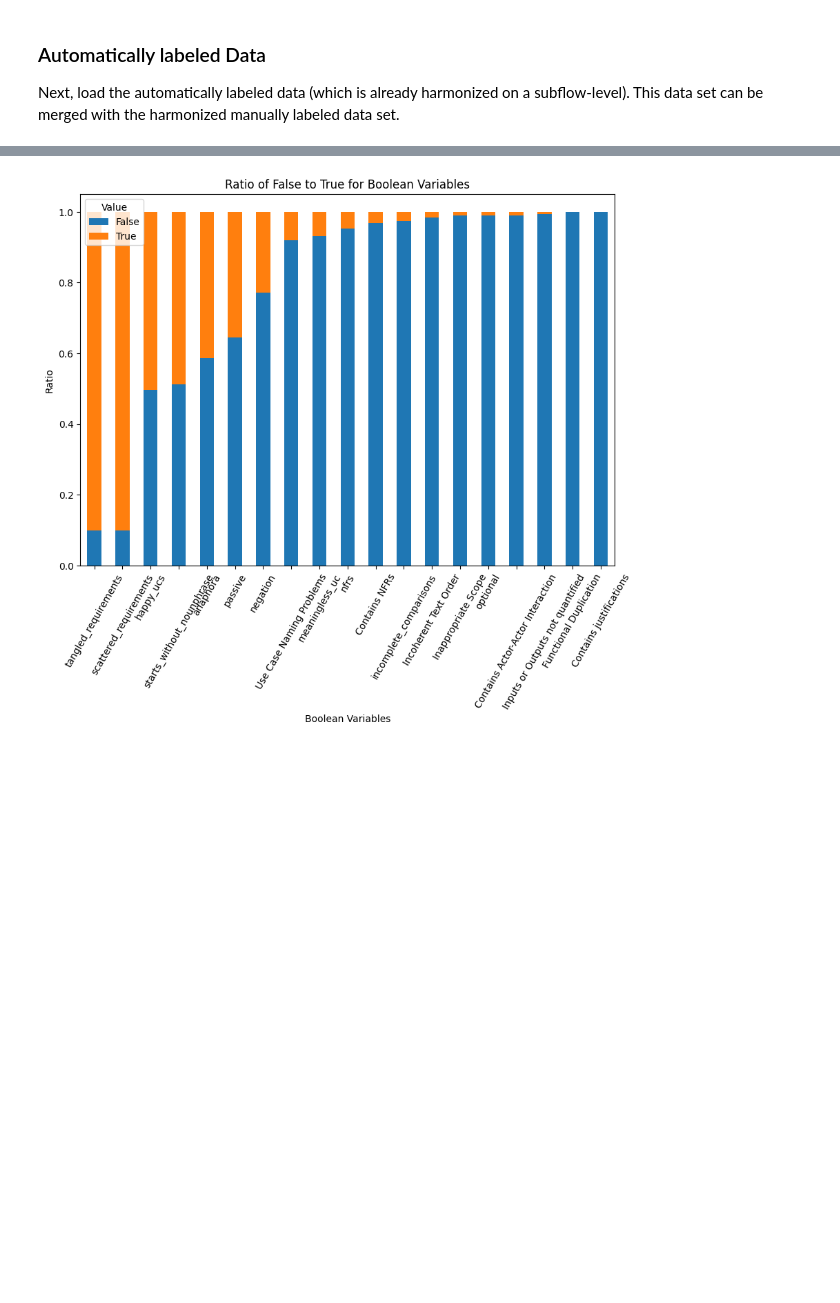
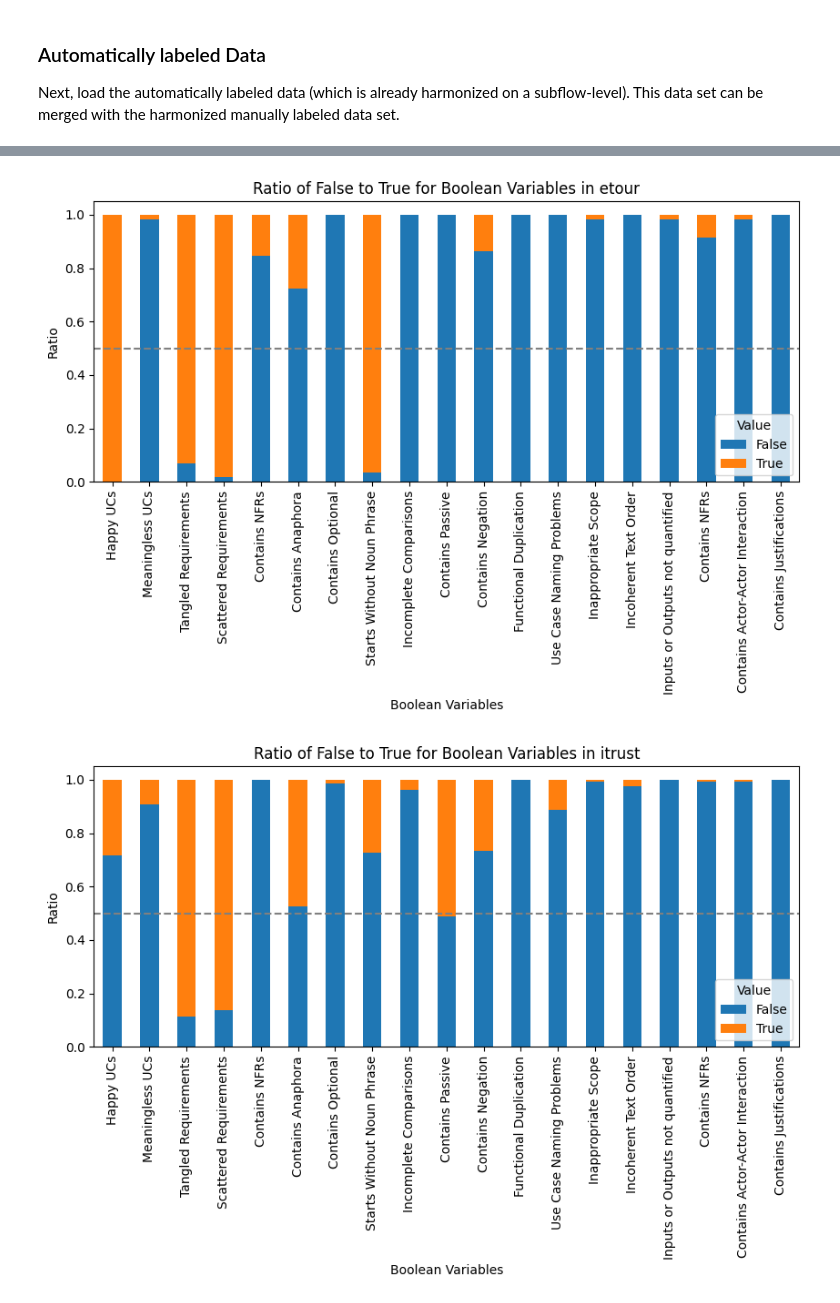
Before and after one commit to JulianFrattini/rq4tlr, a Jupyter notebook: src/vizualization.ipynb, the cells around one changed output, grey strips where cells are left out. Cells and saved outputs as stored; diff of their text form; code cells hidden in the pictures; blank space fills up the shorter version.

Commit message:
Improved visualization of the data

```diff
--- a/src/vizualization.ipynb
+++ b/src/vizualization.ipynb
@@ -107,19 +159,30 @@ plt.show()
 # %%
-# Calculate the ratio of True to False for each boolean variable
-boolean_ratios = df[variables["boolean"]].apply(lambda x: x.value_counts(normalize=True)).T
-# order the variables by the count of True values
-boolean_ratios = boolean_ratios.sort_values(True, ascending=False)
-boolean_ratios.columns = ['False', 'True']
+# Iterate over each unique value in the Dataset column
+for dataset in df['Dataset'].unique():
+    # Filter the dataframe for the current dataset
+    df_filtered = df[df['Dataset'] == dataset]
 
-# Plot the stacked bar chart
-boolean_ratios.plot(kind='bar', stacked=True, figsize=(10, 7))
+    # Calculate the ratio of True to False for each boolean variable
+    boolean_ratios = df_filtered[variables["boolean"]].apply(lambda x: x.value_counts(normalize=True)).T
+    boolean_ratios.columns = ['False', 'True']
 
-# Set the title and labels
-plt.title('Ratio of False to True for Boolean Variables')
-plt.xlabel('Boolean Variables')
-plt.ylabel('Ratio')
-plt.xticks(rotation=60)
-plt.legend(title='Value')
-plt.show()
+    # Plot the stacked bar chart
+    boolean_ratios.plot(kind='bar', stacked=True, figsize=(10, 4))
+
+    # Set the title and labels
+    plt.title(f'Ratio of False to True for Boolean Variables in {dataset}')
+    plt.xlabel('Boolean Variables')
+    plt.ylabel('Ratio')
+    plt.xticks(rotation=90)
+    plt.legend(title='Value')
+    plt.axhline(y=0.5, color='grey', linestyle='--')
+    plt.xticks(range(len(boolean_ratios.index)), [axis_names[name] for name in boolean_ratios.index])
+
+    # Save the plot in PDF format
+    plt.savefig(os.path.join(PATH_FIGURES_DISTRIBUTIONS, f'boolean_ratios_{dataset}.pdf'), bbox_inches='tight')
+
+    # Show the plot
+    plt.show()
 # %% [output]
-[figure, old version]
+[figure, new version]
+[figure, added]
```
Also changed, not shown: parts of 11 cells of this notebook, 13 other files.
